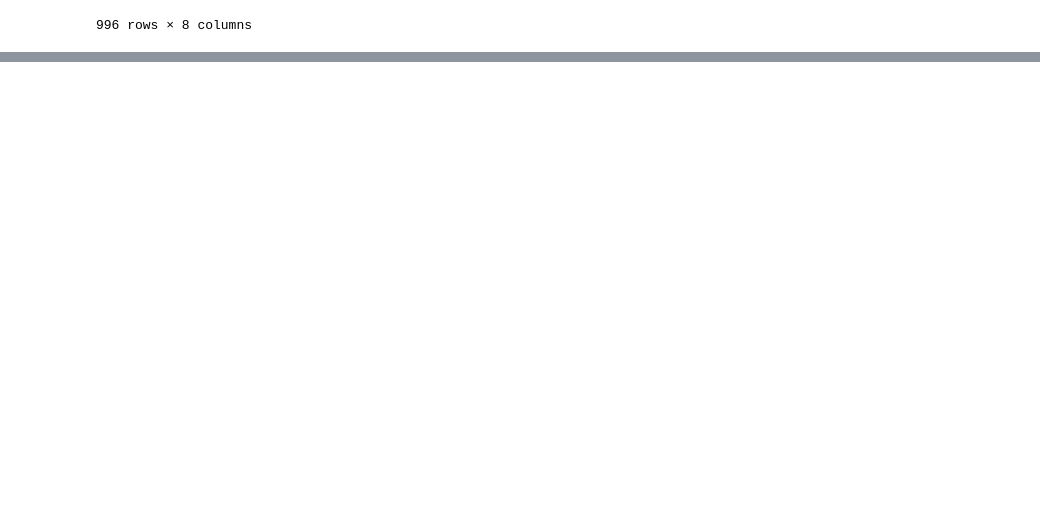
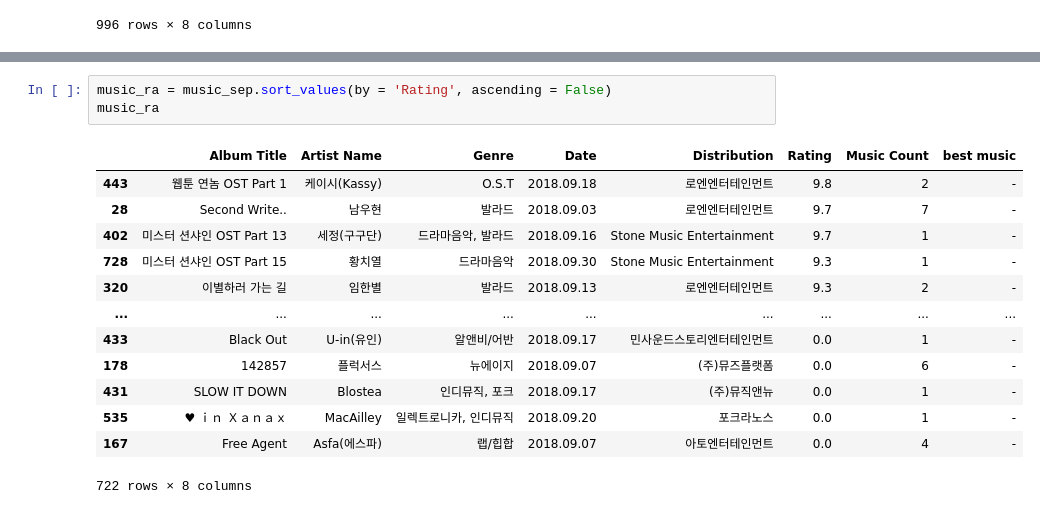
Before and after one commit to yujin991207/NewDataScience, a Jupyter notebook: 02_ETL/01_pandas_basic/데이터 분석 과제(1).ipynb, the cells around one changed output, grey strips where cells are left out. Drawn from its saved outputs; the diff is of its cells as text; blank space fills up the shorter version.

```diff
--- a/02_ETL/01_pandas_basic/데이터 분석 과제(김유진,김지혜).ipynb
+++ b/02_ETL/01_pandas_basic/데이터 분석 과제(1).ipynb
@@ -183,0 +214,17 @@ music_distribution.replace('(주)지니뮤직','(주)멜론')
+# %%
+music_ra = music_sep.sort_values(by = 'Rating', ascending = False)
+music_ra
+# %% [output]
+|  | Album Title | Artist Name | Genre | Date | Distribution | Rating | Music Count | best music |
+| 443 | 웹툰 연놈 OST Part 1 | 케이시(Kassy) | O.S.T | 2018.09.18 | 로엔엔터테인먼트 | 9.8 | 2 | - |
+| 28 | Second Write.. | 남우현 | 발라드 | 2018.09.03 | 로엔엔터테인먼트 | 9.7 | 7 | - |
+| 402 | 미스터 션샤인 OST Part 13 | 세정(구구단) | 드라마음악, 발라드 | 2018.09.16 | Stone Music Entertainment | 9.7 | 1 | - |
+| 728 | 미스터 션샤인 OST Part 15 | 황치열 | 드라마음악 | 2018.09.30 | Stone Music Entertainment | 9.3 | 1 | - |
+| 320 | 이별하러 가는 길 | 임한별 | 발라드 | 2018.09.13 | 로엔엔터테인먼트 | 9.3 | 2 | - |
+| ... | ... | ... | ... | ... | ... | ... | ... | ... |
+| 433 | Black Out | U-in(유인) | 알앤비/어반 | 2018.09.17 | 민사운드스토리엔터테인먼트 | 0.0 | 1 | - |
+| 178 | 142857 | 플럭서스 | 뉴에이지 | 2018.09.07 | (주)뮤즈플랫폼 | 0.0 | 6 | - |
+| 431 | SLOW IT DOWN | Blostea | 인디뮤직, 포크 | 2018.09.17 | (주)뮤직앤뉴 | 0.0 | 1 | - |
+| 535 | ♥ ｉｎ Ｘａｎａｘ | MacAilley | 일렉트로니카, 인디뮤직 | 2018.09.20 | 포크라노스 | 0.0 | 1 | - |
+| 167 | Free Agent | Asfa(에스파) | 랩/힙합 | 2018.09.07 | 아토엔터테인먼트 | 0.0 | 4 | - |
+722 rows × 8 columns
```
Also changed, not shown: parts of 13 cells of this notebook, 4 other files.
